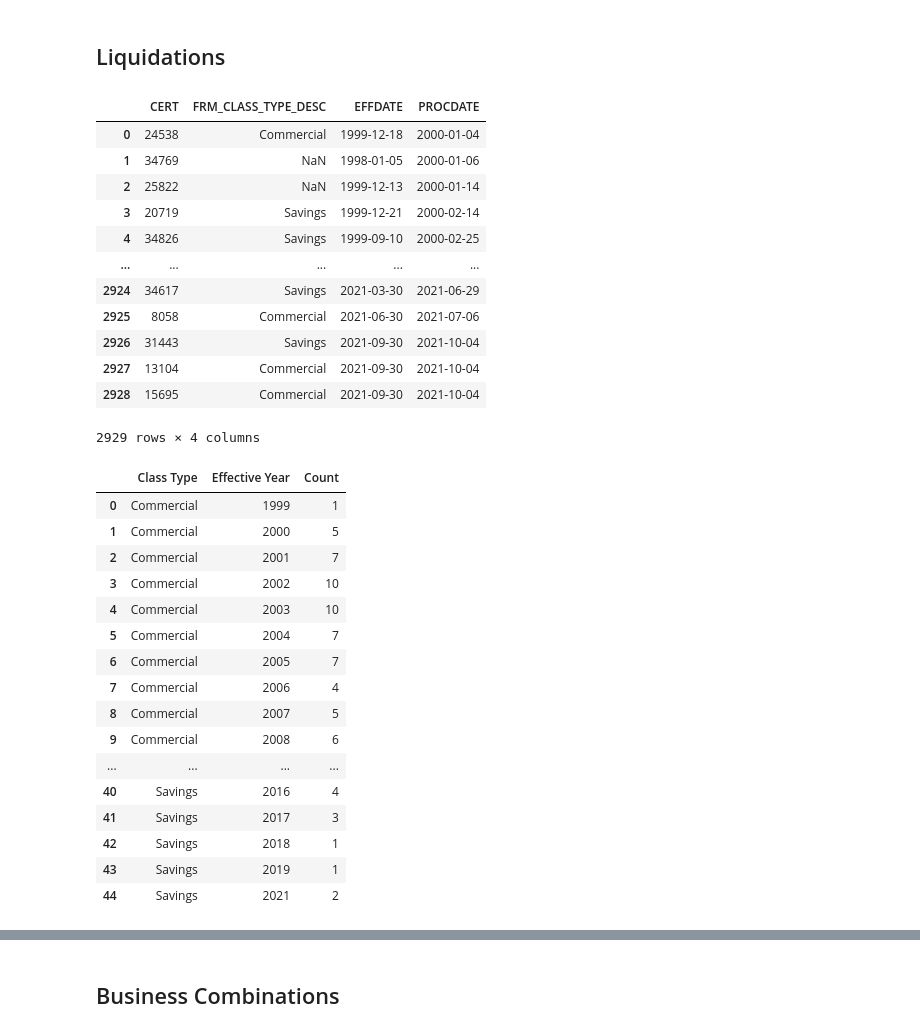
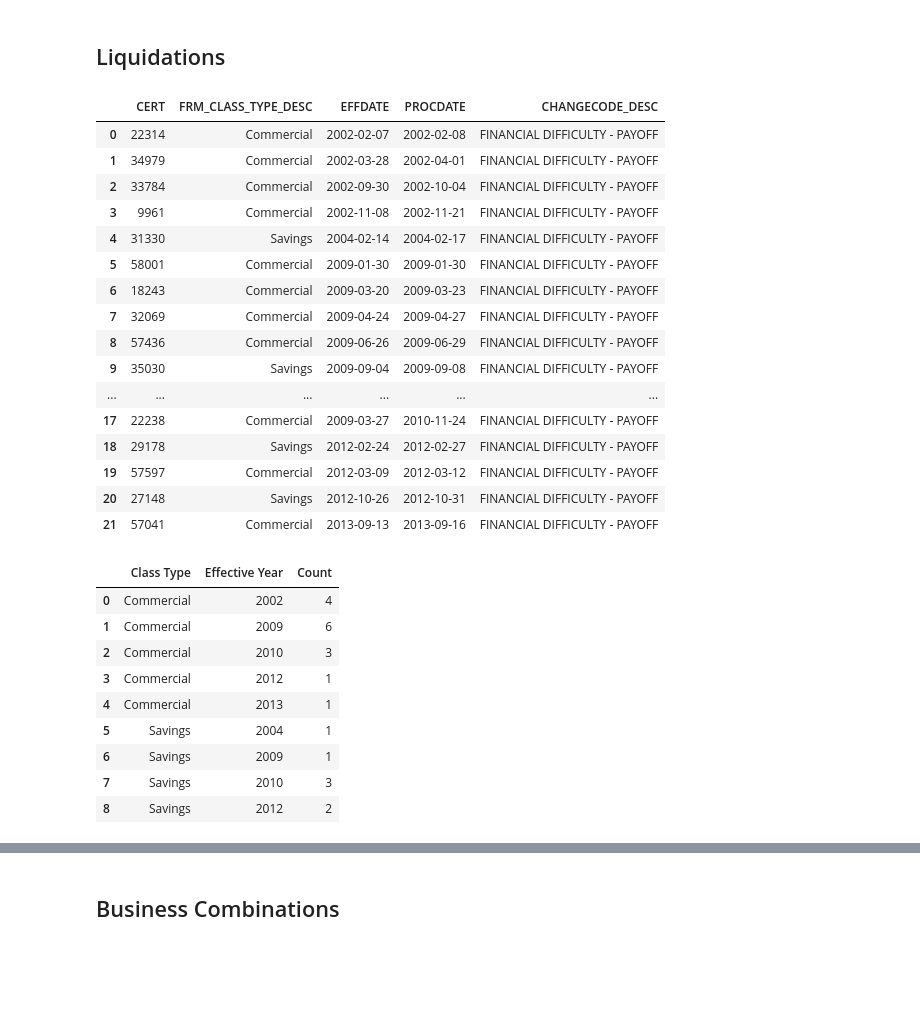
Before and after one commit to allaccountstaken/fdic_banks_eda, a Jupyter notebook: notebooks/bank_events_by_year/bank_events_by_year.ipynb, the cells around one changed output, grey strips where cells are left out. Drawn from its saved outputs; the diff is of its cells as text; code cells hidden in the pictures; blank space fills up the shorter version.

```diff
--- a/notebooks/bank_events_by_year/bank_events_by_year.ipynb
+++ b/notebooks/bank_events_by_year/bank_events_by_year.ipynb
@@ -90,25 +205,34 @@ fig.show()
 # %%
 liquidations = pd.read_csv('../../data/Liquidations_10_21_2021.csv')
 
-liquidations_clean = liquidations[['CERT', 'FRM_CLASS_TYPE_DESC', 'EFFDATE', 'PROCDATE']]
+liquidations_clean = liquidations[['CERT', 'FRM_CLASS_TYPE_DESC', 'EFFDATE', 'PROCDATE', 'CHANGECODE_DESC']]
 liquidations_clean['EFFDATE'] = pd.to_datetime(liquidations_clean['EFFDATE'])
 liquidations_clean['PROCDATE'] = pd.to_datetime(liquidations_clean['PROCDATE'])
 
+# Dropping those classified as 'OTHER LIQUIDATIONS AND CLOSINGS' or 'BANK CLOSED BY CHARTERING AGENT PENDING SALE'
+# Only keep those classified 'FINANCIAL DIFFICULTY - PAYOFF'
+liquidations_clean = liquidations_clean.loc[liquidations_clean['CHANGECODE_DESC'] ==
+                        'FINANCIAL DIFFICULTY - PAYOFF'].reset_index(drop=True)
+
 liquidations_clean
 # %% [output]
-|  | CERT | FRM_CLASS_TYPE_DESC | EFFDATE | PROCDATE |
-| 0 | 24538 | Commercial | 1999-12-18 | 2000-01-04 |
-| 1 | 34769 | NaN | 1998-01-05 | 2000-01-06 |
-| 2 | 25822 | NaN | 1999-12-13 | 2000-01-14 |
-| 3 | 20719 | Savings | 1999-12-21 | 2000-02-14 |
-| 4 | 34826 | Savings | 1999-09-10 | 2000-02-25 |
-| ... | ... | ... | ... | ... |
-| 2924 | 34617 | Savings | 2021-03-30 | 2021-06-29 |
-| 2925 | 8058 | Commercial | 2021-06-30 | 2021-07-06 |
-| 2926 | 31443 | Savings | 2021-09-30 | 2021-10-04 |
-| 2927 | 13104 | Commercial | 2021-09-30 | 2021-10-04 |
-| 2928 | 15695 | Commercial | 2021-09-30 | 2021-10-04 |
+|  | CERT | FRM_CLASS_TYPE_DESC | EFFDATE | PROCDATE | CHANGECODE_DESC |
+| 0 | 22314 | Commercial | 2002-02-07 | 2002-02-08 | FINANCIAL DIFFICULTY - PAYOFF |
+| 1 | 34979 | Commercial | 2002-03-28 | 2002-04-01 | FINANCIAL DIFFICULTY - PAYOFF |
+| 2 | 33784 | Commercial | 2002-09-30 | 2002-10-04 | FINANCIAL DIFFICULTY - PAYOFF |
+| 3 | 9961 | Commercial | 2002-11-08 | 2002-11-21 | FINANCIAL DIFFICULTY - PAYOFF |
+| 4 | 31330 | Savings | 2004-02-14 | 2004-02-17 | FINANCIAL DIFFICULTY - PAYOFF |
+| 5 | 58001 | Commercial | 2009-01-30 | 2009-01-30 | FINANCIAL DIFFICULTY - PAYOFF |
+| 6 | 18243 | Commercial | 2009-03-20 | 2009-03-23 | FINANCIAL DIFFICULTY - PAYOFF |
+| 7 | 32069 | Commercial | 2009-04-24 | 2009-04-27 | FINANCIAL DIFFICULTY - PAYOFF |
+| 8 | 57436 | Commercial | 2009-06-26 | 2009-06-29 | FINANCIAL DIFFICULTY - PAYOFF |
+| 9 | 35030 | Savings | 2009-09-04 | 2009-09-08 | FINANCIAL DIFFICULTY - PAYOFF |
+| ... | ... | ... | ... | ... | ... |
+| 17 | 22238 | Commercial | 2009-03-27 | 2010-11-24 | FINANCIAL DIFFICULTY - PAYOFF |
+| 18 | 29178 | Savings | 2012-02-24 | 2012-02-27 | FINANCIAL DIFFICULTY - PAYOFF |
+| 19 | 57597 | Commercial | 2012-03-09 | 2012-03-12 | FINANCIAL DIFFICULTY - PAYOFF |
+| 20 | 27148 | Savings | 2012-10-26 | 2012-10-31 | FINANCIAL DIFFICULTY - PAYOFF |
+| 21 | 57041 | Commercial | 2013-09-13 | 2013-09-16 | FINANCIAL DIFFICULTY - PAYOFF |
-2929 rows × 4 columns
 # %%
 liquidations_by_year = liquidations_clean.groupby(['FRM_CLASS_TYPE_DESC', pd.DatetimeIndex(liquidations_clean['EFFDATE']).year]).count()['CERT'].reset_index()
 liquidations_by_year.columns = ['Class Type', 'Effective Year', 'Count']
@@ -116,22 +240,15 @@ liquidations_by_year.columns = ['Class Type', 'Effective Year', 'Count']
 liquidations_by_year
 # %% [output]
 |  | Class Type | Effective Year | Count |
-| 0 | Commercial | 1999 | 1 |
-| 1 | Commercial | 2000 | 5 |
-| 2 | Commercial | 2001 | 7 |
-| 3 | Commercial | 2002 | 10 |
-| 4 | Commercial | 2003 | 10 |
-| 5 | Commercial | 2004 | 7 |
-| 6 | Commercial | 2005 | 7 |
-| 7 | Commercial | 2006 | 4 |
-| 8 | Commercial | 2007 | 5 |
-| 9 | Commercial | 2008 | 6 |
-| ... | ... | ... | ... |
-| 40 | Savings | 2016 | 4 |
-| 41 | Savings | 2017 | 3 |
-| 42 | Savings | 2018 | 1 |
-| 43 | Savings | 2019 | 1 |
-| 44 | Savings | 2021 | 2 |
+| 0 | Commercial | 2002 | 4 |
+| 1 | Commercial | 2009 | 6 |
+| 2 | Commercial | 2010 | 3 |
+| 3 | Commercial | 2012 | 1 |
+| 4 | Commercial | 2013 | 1 |
+| 5 | Savings | 2004 | 1 |
+| 6 | Savings | 2009 | 1 |
+| 7 | Savings | 2010 | 3 |
+| 8 | Savings | 2012 | 2 |
 # %%
 for year in range(2000, 2022):
     temp_com = liquidations_by_year.loc[(liquidations_by_year['Effective Year'] == year) &
```
Also changed, not shown: parts of 14 cells of this notebook.
